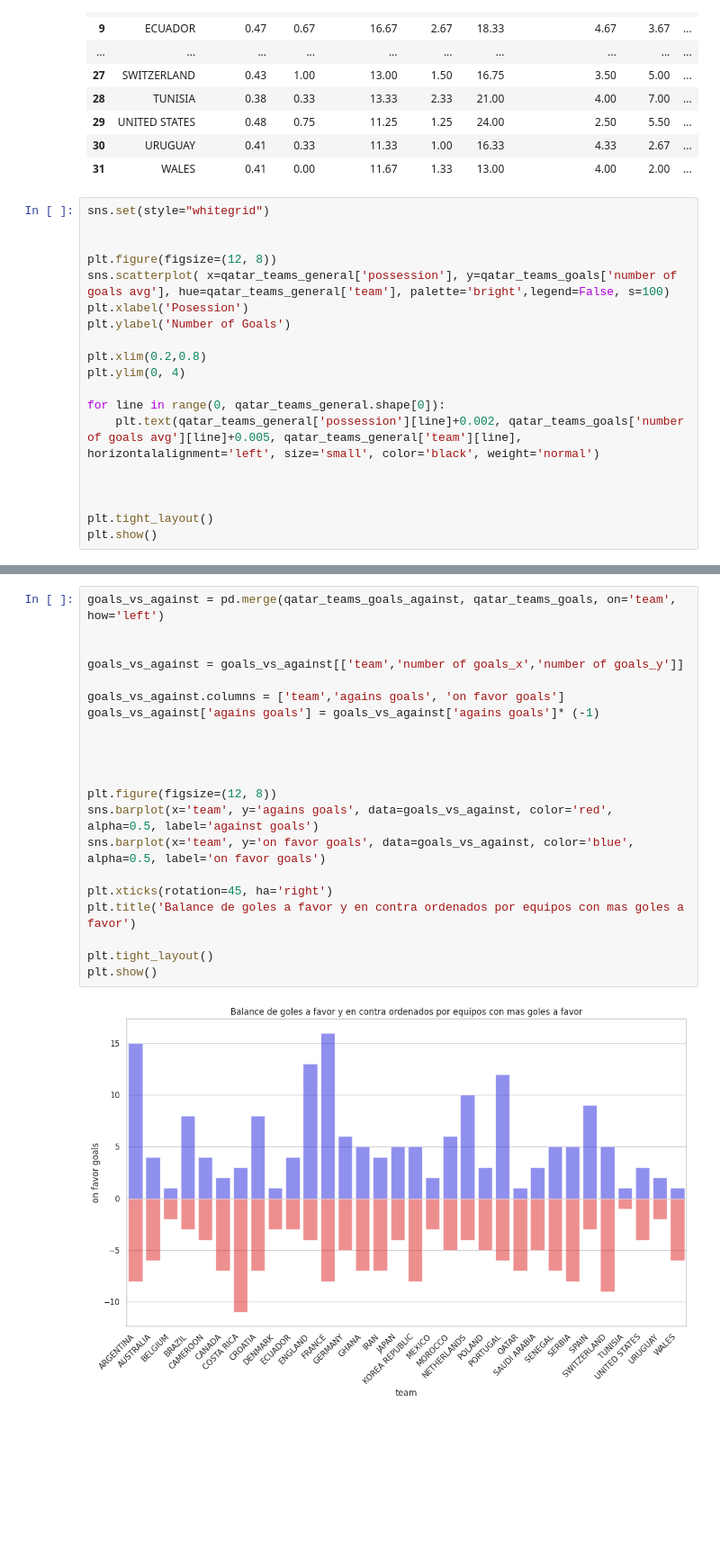
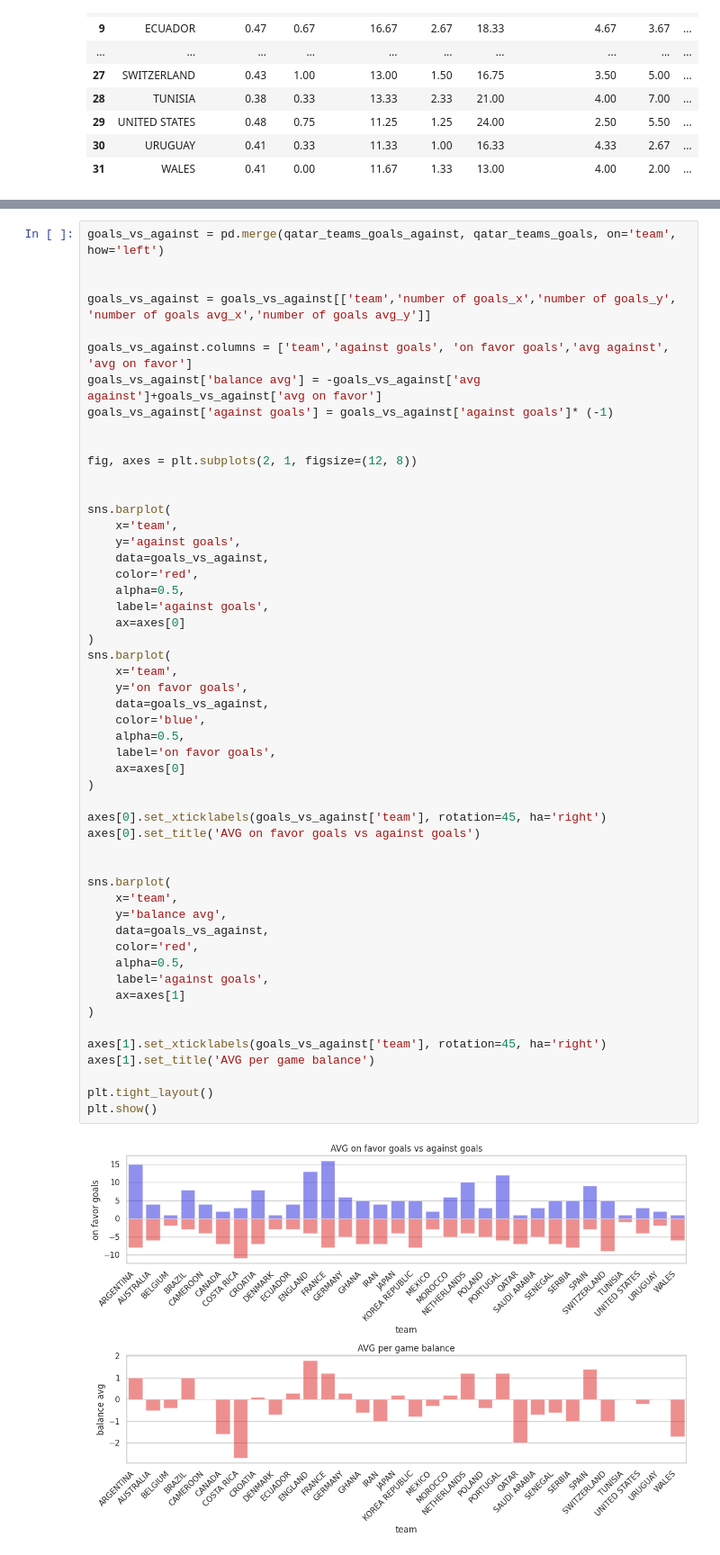
Before and after one commit to AdrielSalguero/Qatar-2022-games-analysis, a Jupyter notebook: deepnote/Qatar-2022-analysis/Global.ipynb, the cells around one changed output, grey strips where cells are left out. Shown at 90% size. Cells and saved outputs as stored; diff of their text form; blank space fills up the shorter version.

```diff
--- a/deepnote/Qatar-2022-analysis/Global.ipynb
+++ b/deepnote/Qatar-2022-analysis/Global.ipynb
@@ -402,22 +426,3 @@ qatar_teams_general
 | 29 | UNITED STATES | 0.48 | 0.75 | 11.25 | 1.25 | 24.00 | 2.50 | 5.50 | ... |
 | 30 | URUGUAY | 0.41 | 0.33 | 11.33 | 1.00 | 16.33 | 4.33 | 2.67 | ... |
 | 31 | WALES | 0.41 | 0.00 | 11.67 | 1.33 | 13.00 | 4.00 | 2.00 | ... |
-# %%
-sns.set(style="whitegrid")
-
-
-plt.figure(figsize=(12, 8))
-sns.scatterplot( x=qatar_teams_general['possession'], y=qatar_teams_goals['number of goals avg'], hue=qatar_teams_general['team'], palette='bright',legend=False, s=100)
-plt.xlabel('Posession')
-plt.ylabel('Number of Goals')
-
-plt.xlim(0.2,0.8)
-plt.ylim(0, 4)
-
-for line in range(0, qatar_teams_general.shape[0]):
-    plt.text(qatar_teams_general['possession'][line]+0.002, qatar_teams_goals['number of goals avg'][line]+0.005, qatar_teams_general['team'][line], horizontalalignment='left', size='small', color='black', weight='normal')
-
-
-
-plt.tight_layout()
-plt.show()
@@ -426,23 +527,54 @@ plt.show()
 # %%
 goals_vs_against = pd.merge(qatar_teams_goals_against, qatar_teams_goals, on='team', how='left')
 
 
-goals_vs_against = goals_vs_against[['team','number of goals_x','number of goals_y']]
+goals_vs_against = goals_vs_against[['team','number of goals_x','number of goals_y', 'number of goals avg_x','number of goals avg_y']]
 
-goals_vs_against.columns = ['team','agains goals', 'on favor goals']
-goals_vs_against['agains goals'] = goals_vs_against['agains goals']* (-1)
+goals_vs_against.columns = ['team','against goals', 'on favor goals','avg against', 'avg on favor']
+goals_vs_against['balance avg'] = -goals_vs_against['avg against']+goals_vs_against['avg on favor']
+goals_vs_against['against goals'] = goals_vs_against['against goals']* (-1)
 
 
+fig, axes = plt.subplots(2, 1, figsize=(12, 8))
 
 
-plt.figure(figsize=(12, 8))
-sns.barplot(x='team', y='agains goals', data=goals_vs_against, color='red', alpha=0.5, label='against goals')
-sns.barplot(x='team', y='on favor goals', data=goals_vs_against, color='blue', alpha=0.5, label='on favor goals')
+sns.barplot(
+    x='team',
+    y='against goals',
+    data=goals_vs_against,
+    color='red',
+    alpha=0.5,
+    label='against goals',
+    ax=axes[0]
+)
+sns.barplot(
+    x='team',
+    y='on favor goals',
+    data=goals_vs_against,
+    color='blue',
+    alpha=0.5,
+    label='on favor goals',
+    ax=axes[0]
+)
 
-plt.xticks(rotation=45, ha='right')
-plt.title('Balance de goles a favor y en contra ordenados por equipos con mas goles a favor')
+axes[0].set_xticklabels(goals_vs_against['team'], rotation=45, ha='right')
+axes[0].set_title('AVG on favor goals vs against goals')
+
+
+sns.barplot(
+    x='team',
+    y='balance avg',
+    data=goals_vs_against,
+    color='red',
+    alpha=0.5,
+    label='against goals',
+    ax=axes[1]
+)
+
+axes[1].set_xticklabels(goals_vs_against['team'], rotation=45, ha='right')
+axes[1].set_title('AVG per game balance')
 
 plt.tight_layout()
 plt.show()
 # %% [output]
-[figure, old version]
+[figure, new version]
```
Also changed, not shown: parts of 23 cells of this notebook.
